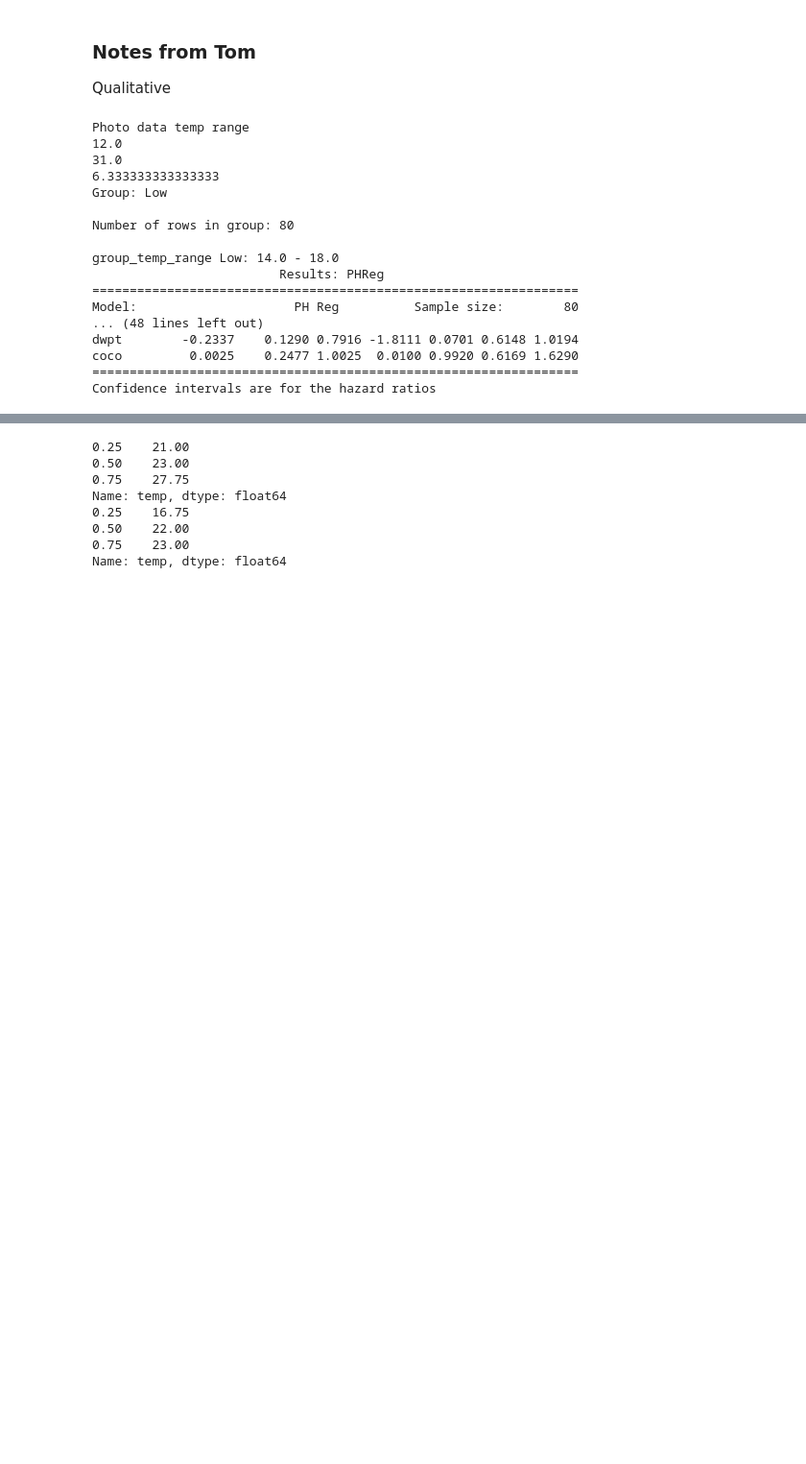
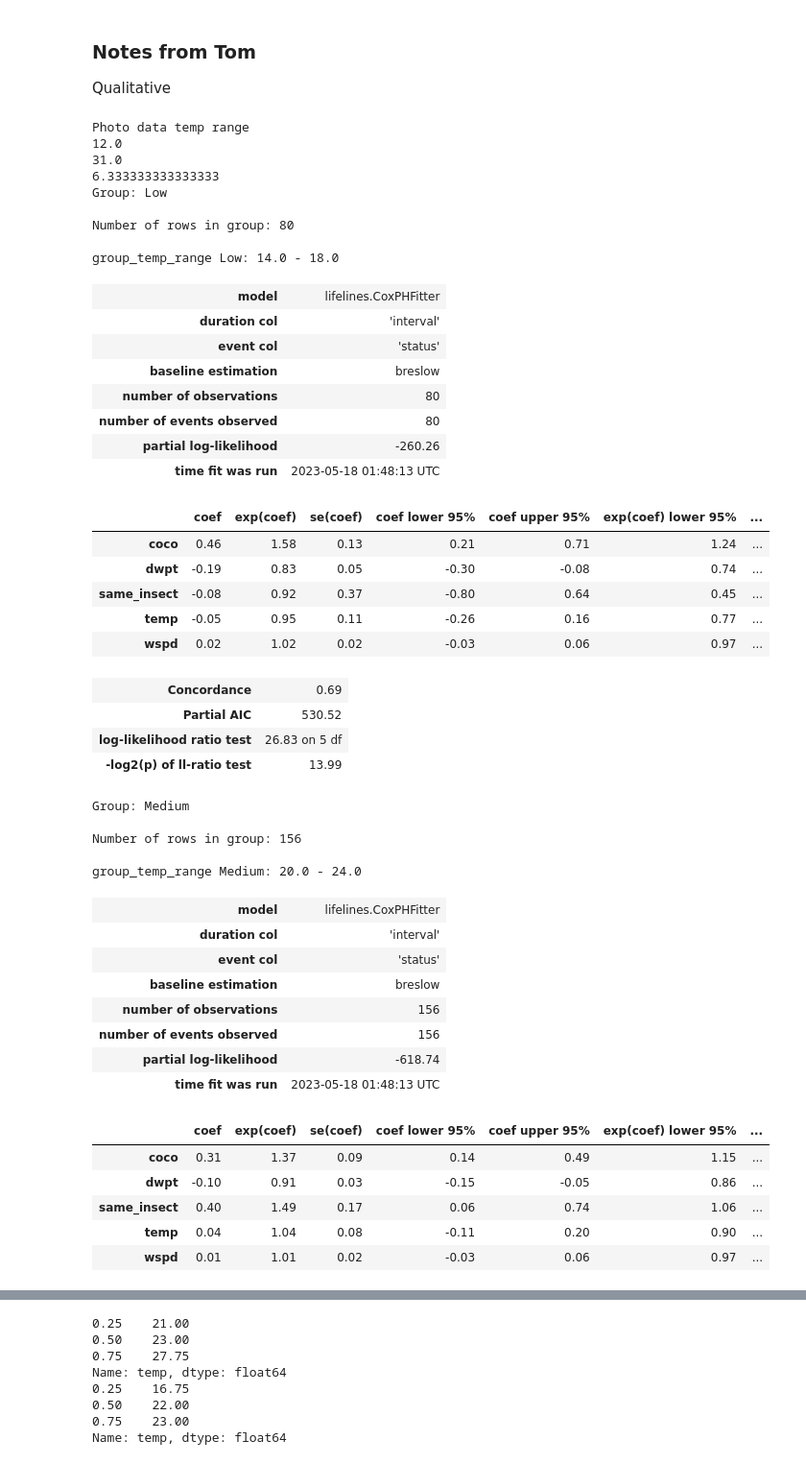
Before and after one commit to puckybreg/Native-Bee-Thesis, a Jupyter notebook: notebook_for_data_analysis.ipynb, the cells around one changed output, grey strips where cells are left out. Shown at 96% size. Drawn from its saved outputs; the diff is of its cells as text; code cells hidden in the pictures; blank space fills up the shorter version.

```diff
--- a/notebook_for_data_analysis.ipynb
+++ b/notebook_for_data_analysis.ipynb
@@ -234,42 +276,76 @@ def run_bin_temp_analysis(df, binned_column, number_of_bins):
     print(temp_max)
 
     # Calculate the range of each group based on the total range of `temp`
     group_range = (temp_max - temp_min) / 3
     print(group_range)
     # Create a new column in the DataFrame to hold the temperature group for each row
     df['binned_group'] = pd.cut(df[binned_column], bins=[temp_min, temp_min+group_range, temp_min+2*group_range, temp_max], labels=['Low', 'Medium', 'High'])
 
     # Print out the DataFrame grouped by temperature group
     for name, group in interval_and_weather_merged.groupby('binned_group'):
         print(f"Group: {name}\n")
         print(f"Number of rows in group: {len(group)}\n")
         group_temp_range = f"{name}: {group['temp'].min()} - {group['temp'].max()}"
         print('group_temp_range', group_temp_range)
 
         status = np.ones(len(group))
 
-        mod = smf.phreg("interval ~ same_insect + temp + wspd + dwpt + coco",
-                        group, status=status, ties="efron")
-        rslt = mod.fit()
-        print(rslt.summary())
+        cph = CoxPHFitter()
+        cph.fit(group, duration_col='interval', event_col='status', formula="same_insect + temp + wspd + dwpt + coco")
+
+        cph.print_summary()
+
+        # mod = smf.phreg("interval ~ same_insect + temp + wspd + dwpt + coco",
+        #                 group, status=status, ties="efron")
+        # rslt = mod.fit()
+        # print(rslt.summary())
 # df_minus_short_interval_same_insect
 
 run_bin_temp_analysis(interval_and_weather_merged, 'temp', 3)
 # %% [output]
 Photo data temp range
 12.0
 31.0
 6.333333333333333
 Group: Low
 
 Number of rows in group: 80
 
 group_temp_range Low: 14.0 - 18.0
-                         Results: PHReg
-=================================================================
-Model:                     PH Reg          Sample size:        80
-... (48 lines left out)
-dwpt        -0.2337    0.1290 0.7916 -1.8111 0.0701 0.6148 1.0194
-coco         0.0025    0.2477 1.0025  0.0100 0.9920 0.6169 1.6290
-=================================================================
-Confidence intervals are for the hazard ratios
+| model | lifelines.CoxPHFitter |
+| duration col | 'interval' |
+| event col | 'status' |
+| baseline estimation | breslow |
+| number of observations | 80 |
+| number of events observed | 80 |
+| partial log-likelihood | -260.26 |
+| time fit was run | 2023-05-18 01:48:13 UTC |
+|  | coef | exp(coef) | se(coef) | coef lower 95% | coef upper 95% | exp(coef) lower 95% | ... |
+| coco | 0.46 | 1.58 | 0.13 | 0.21 | 0.71 | 1.24 | ... |
+| dwpt | -0.19 | 0.83 | 0.05 | -0.30 | -0.08 | 0.74 | ... |
+| same_insect | -0.08 | 0.92 | 0.37 | -0.80 | 0.64 | 0.45 | ... |
+| temp | -0.05 | 0.95 | 0.11 | -0.26 | 0.16 | 0.77 | ... |
+| wspd | 0.02 | 1.02 | 0.02 | -0.03 | 0.06 | 0.97 | ... |
+| Concordance | 0.69 |
+| Partial AIC | 530.52 |
+| log-likelihood ratio test | 26.83 on 5 df |
+| -log2(p) of ll-ratio test | 13.99 |
+Group: Medium
+
+Number of rows in group: 156
+
+group_temp_range Medium: 20.0 - 24.0
+| model | lifelines.CoxPHFitter |
+| duration col | 'interval' |
+| event col | 'status' |
+| baseline estimation | breslow |
+| number of observations | 156 |
+| number of events observed | 156 |
+| partial log-likelihood | -618.74 |
+| time fit was run | 2023-05-18 01:48:13 UTC |
+|  | coef | exp(coef) | se(coef) | coef lower 95% | coef upper 95% | exp(coef) lower 95% | ... |
+| coco | 0.31 | 1.37 | 0.09 | 0.14 | 0.49 | 1.15 | ... |
+| dwpt | -0.10 | 0.91 | 0.03 | -0.15 | -0.05 | 0.86 | ... |
+| same_insect | 0.40 | 1.49 | 0.17 | 0.06 | 0.74 | 1.06 | ... |
+| temp | 0.04 | 1.04 | 0.08 | -0.11 | 0.20 | 0.90 | ... |
+| wspd | 0.01 | 1.01 | 0.02 | -0.03 | 0.06 | 0.97 | ... |
```
Also changed, not shown: parts of 16 cells of this notebook.
